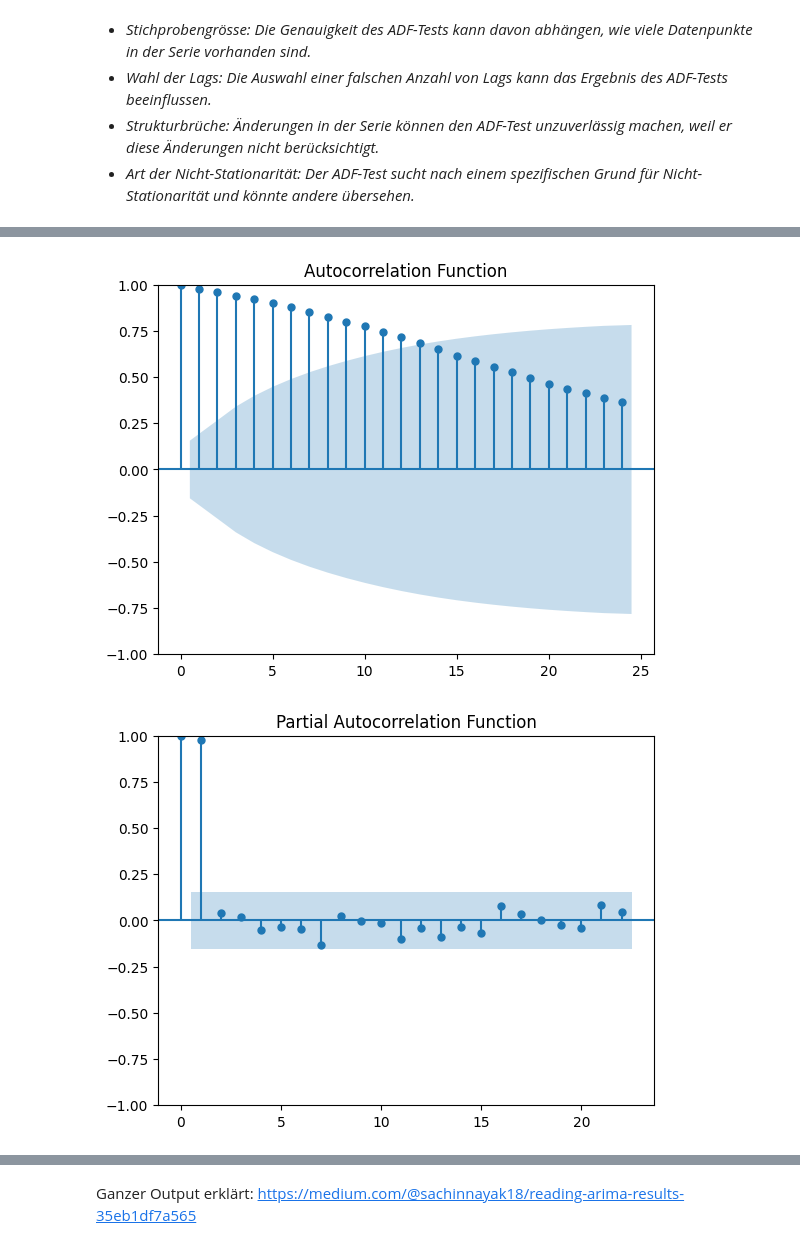
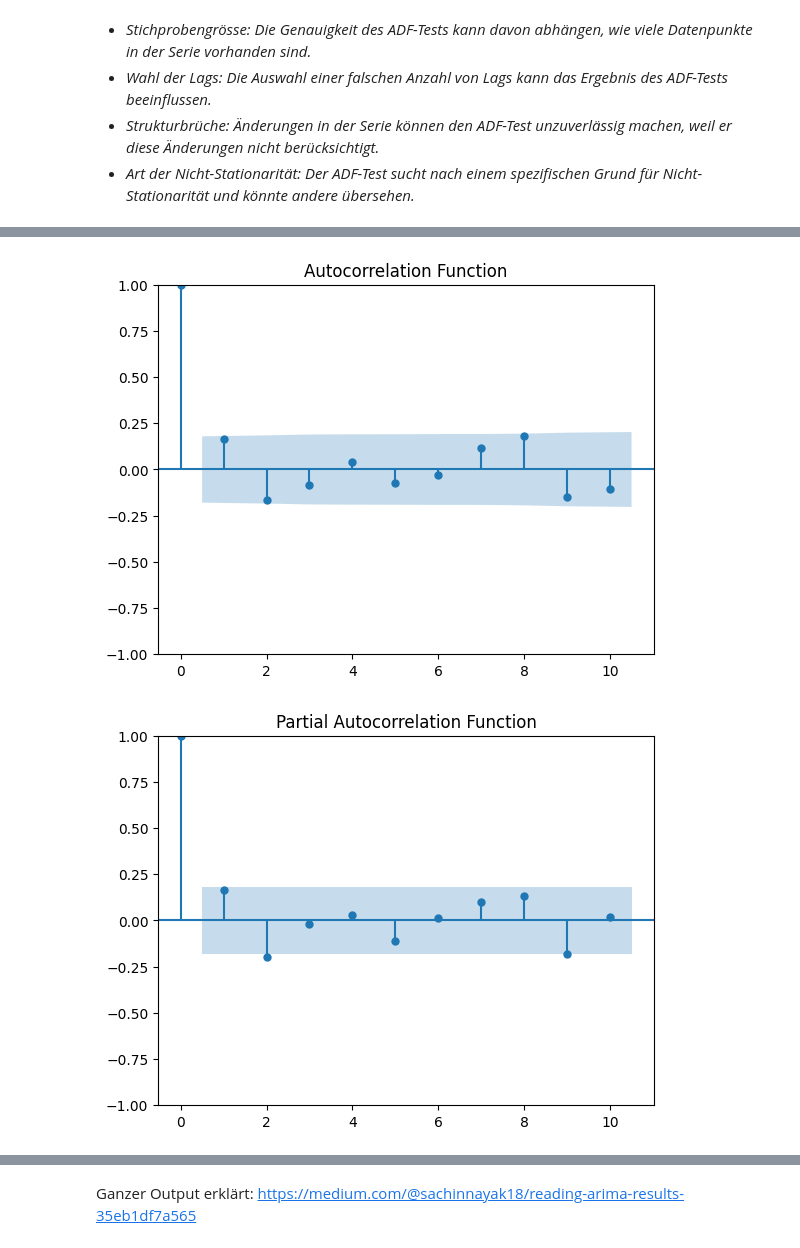
Before and after one commit to syX113/HWZ-CAS-ML-Finance, a Jupyter notebook: Block4/Exercises/Exercise1.ipynb, the cells around one changed output, grey strips where cells are left out. Saved outputs shown, nothing was run; the diff lists cells and outputs as text; code cells hidden in the pictures.

```diff
--- a/Block4/Exercises/Exercise1.ipynb
+++ b/Block4/Exercises/Exercise1.ipynb
@@ -141,9 +137,9 @@ aapl_close = sp500_stocks[sp500_stocks['Symbol'] == 'AAPL']['Close']
 # Resample to get monthly averages for 'AAPL' and calculate the mean of 'Close' prices
 aapl_monthly_averages = aapl_close.resample('M').mean()
 
-# Cut the series, becomes more handy. In reality this is quite a "hard" discussion
+# Cut the series, it becomes more handy. In reality this is quite a "hard" discussion
 # Take last 10 years
-#aapl_monthly_averages = aapl_monthly_averages[-120:]
+aapl_monthly_averages = aapl_monthly_averages[-120:]
 
 print(aapl_monthly_averages)
 
@@ -265,15 +257,18 @@ print(aapl_monthly_averages_train.shape, aapl_monthly_averages_test.shape)
+# %%
+# Differencing seems to help to achieve stationarity, therefore let's keep this transformation
+aapl_monthly_averages_diff = aapl_monthly_averages.diff().dropna()
 # %%
 from statsmodels.graphics.tsaplots import plot_acf, plot_pacf
 
 # Plot the Autocorrelation Function (ACF)
-plot_acf(aapl_monthly_averages_train.dropna(), lags=24)
+plot_acf(aapl_monthly_averages_diff, lags=10)
 plt.title('Autocorrelation Function')
 plt.show()
 
 # Plot the Partial Autocorrelation Function (PACF)
-plot_pacf(aapl_monthly_averages_train.dropna())
+plot_pacf(aapl_monthly_averages_diff, lags=10)
 plt.title('Partial Autocorrelation Function')
 plt.show()
 # %% [output]
-[figure, old version]
+[figure, new version]
-[figure, old version]
+[figure, new version]
```
Also changed, not shown: parts of 31 cells of this notebook, 6 other files.
